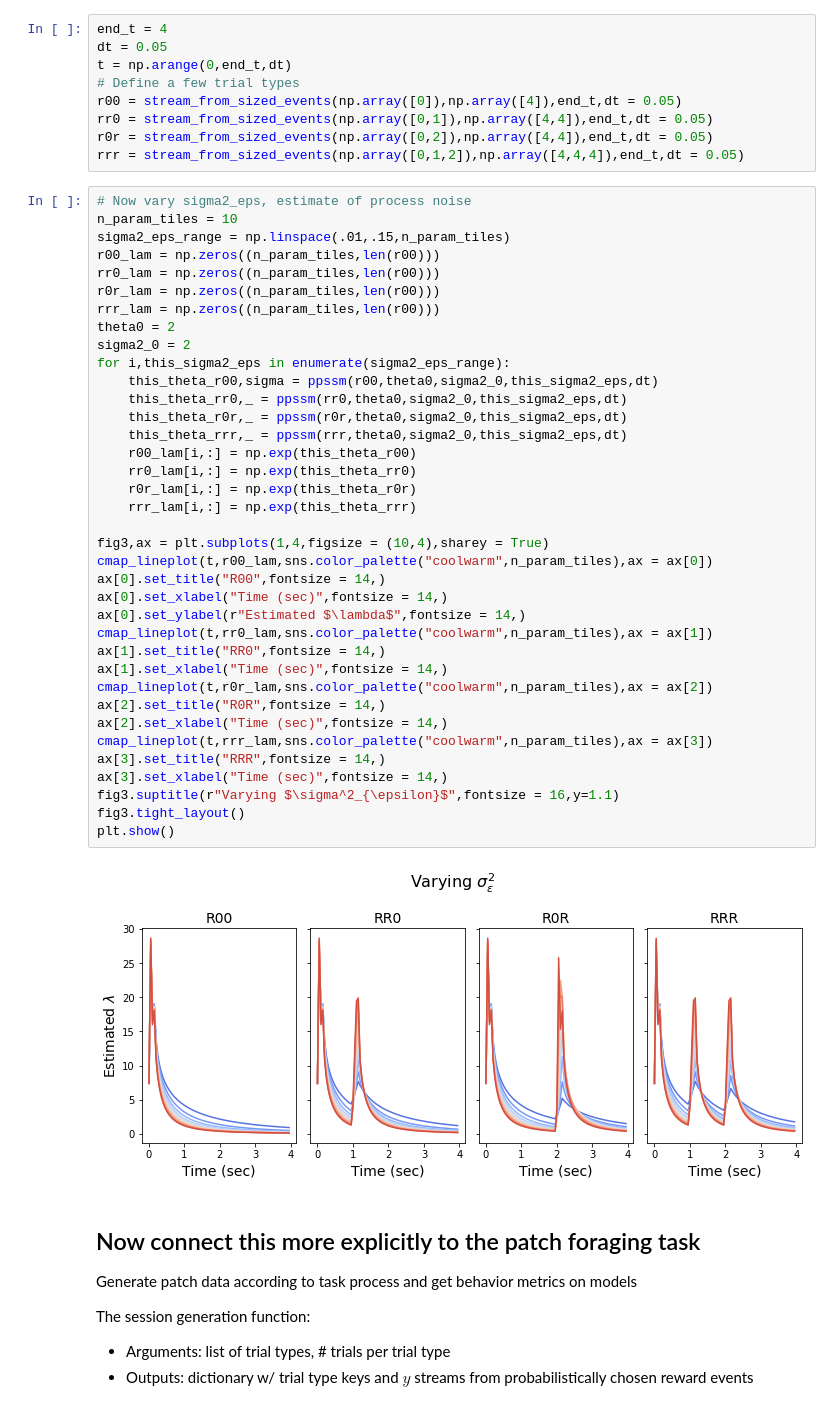
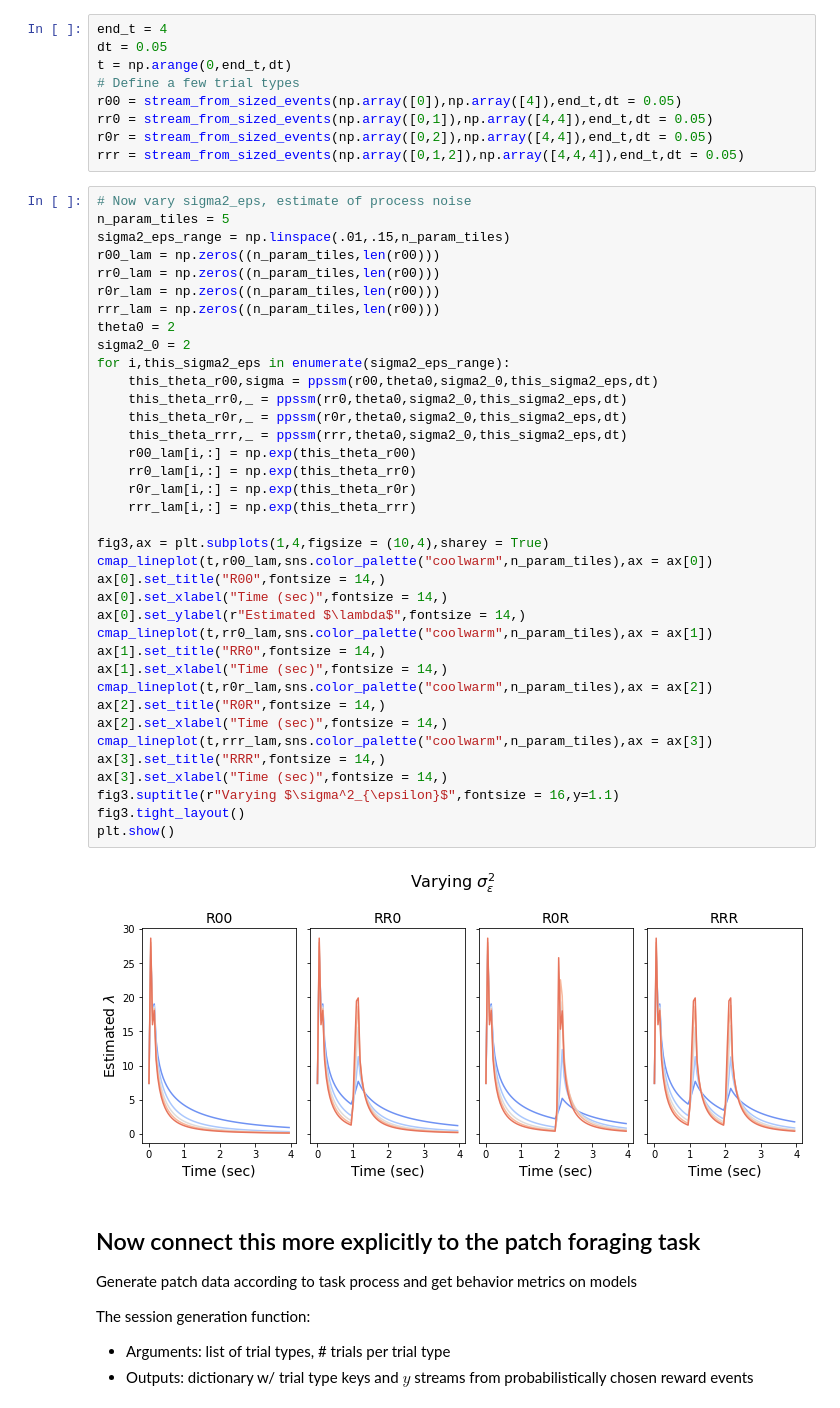
Before and after one commit to sternj98/rnn_foraging, a Jupyter notebook: Foraging PPSSM.ipynb, the cells around one changed output. Drawn from its saved outputs; the diff is of its cells as text.

```diff
--- a/Foraging PPSSM.ipynb
+++ b/Foraging PPSSM.ipynb
@@ -85,7 +84,7 @@ r0r = stream_from_sized_events(np.array([0,2]),np.array([4,4]),end_t,dt = 0.05)
 rrr = stream_from_sized_events(np.array([0,1,2]),np.array([4,4,4]),end_t,dt = 0.05)
 # %%
 # Now vary sigma2_eps, estimate of process noise
-n_param_tiles = 10
+n_param_tiles = 5
 sigma2_eps_range = np.linspace(.01,.15,n_param_tiles)
 r00_lam = np.zeros((n_param_tiles,len(r00)))
 rr0_lam = np.zeros((n_param_tiles,len(r00)))
@@ -94,34 +93,34 @@ rrr_lam = np.zeros((n_param_tiles,len(r00)))
 theta0 = 2
 sigma2_0 = 2
 for i,this_sigma2_eps in enumerate(sigma2_eps_range):
     this_theta_r00,sigma = ppssm(r00,theta0,sigma2_0,this_sigma2_eps,dt)
     this_theta_rr0,_ = ppssm(rr0,theta0,sigma2_0,this_sigma2_eps,dt)
     this_theta_r0r,_ = ppssm(r0r,theta0,sigma2_0,this_sigma2_eps,dt)
     this_theta_rrr,_ = ppssm(rrr,theta0,sigma2_0,this_sigma2_eps,dt)
     r00_lam[i,:] = np.exp(this_theta_r00)
     rr0_lam[i,:] = np.exp(this_theta_rr0)
     r0r_lam[i,:] = np.exp(this_theta_r0r)
     rrr_lam[i,:] = np.exp(this_theta_rrr)
 
 fig3,ax = plt.subplots(1,4,figsize = (10,4),sharey = True)
 cmap_lineplot(t,r00_lam,sns.color_palette("coolwarm",n_param_tiles),ax = ax[0])
 ax[0].set_title("R00",fontsize = 14,)
 ax[0].set_xlabel("Time (sec)",fontsize = 14,)
 ax[0].set_ylabel(r"Estimated $\lambda$",fontsize = 14,)
 cmap_lineplot(t,rr0_lam,sns.color_palette("coolwarm",n_param_tiles),ax = ax[1])
 ax[1].set_title("RR0",fontsize = 14,)
 ax[1].set_xlabel("Time (sec)",fontsize = 14,)
 cmap_lineplot(t,r0r_lam,sns.color_palette("coolwarm",n_param_tiles),ax = ax[2])
 ax[2].set_title("R0R",fontsize = 14,)
 ax[2].set_xlabel("Time (sec)",fontsize = 14,)
 cmap_lineplot(t,rrr_lam,sns.color_palette("coolwarm",n_param_tiles),ax = ax[3])
 ax[3].set_title("RRR",fontsize = 14,)
 ax[3].set_xlabel("Time (sec)",fontsize = 14,)
 fig3.suptitle(r"Varying $\sigma^2_{\epsilon}$",fontsize = 16,y=1.1)
 fig3.tight_layout()
 plt.show()
 # %% [output]
-[figure, old version]
+[figure, new version]
 # %% [markdown]
 ## Now connect this more explicitly to the patch foraging task
 Generate patch data according to task process and get behavior metrics on models
```
Also changed, not shown: parts of 17 cells of this notebook, 1 other file.
